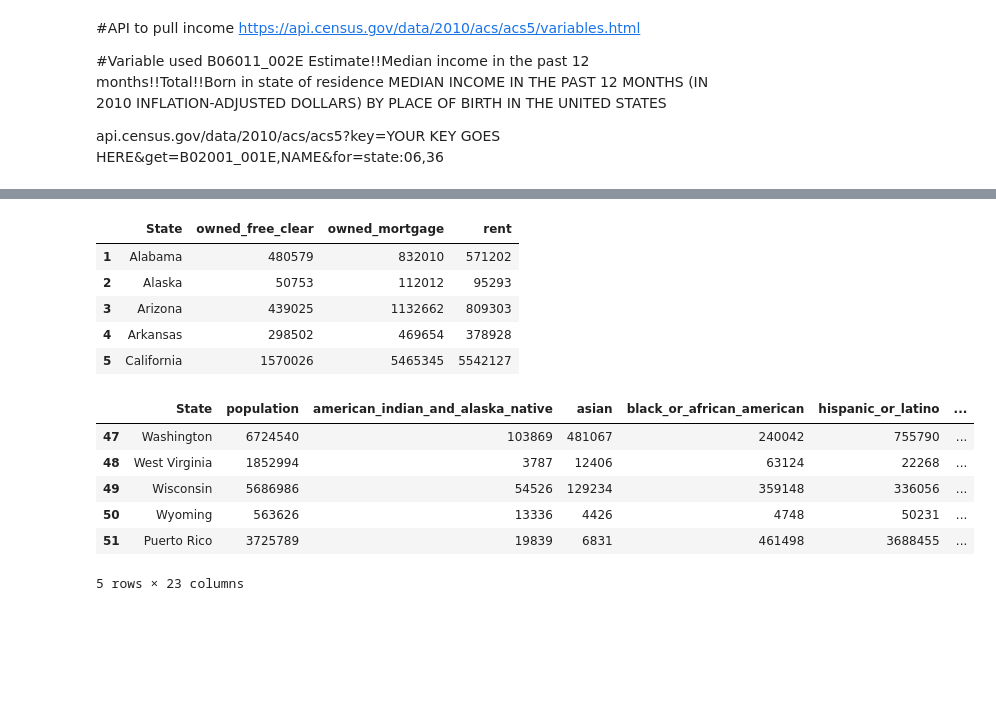
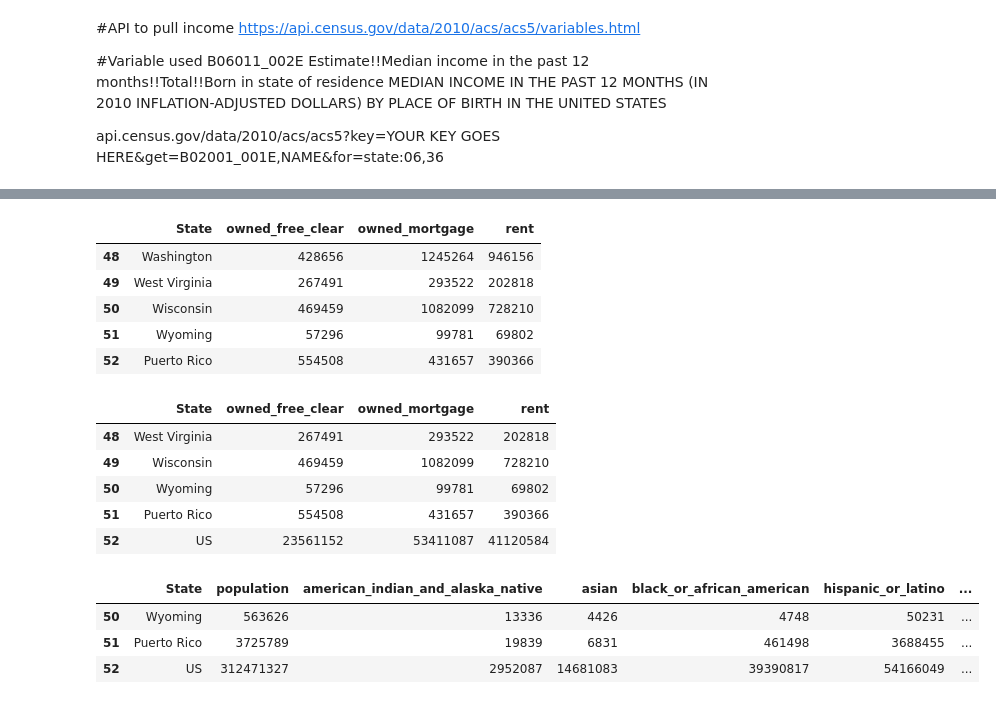
Before and after one commit to nancyculley/Medium-Data, a Jupyter notebook: Census.ipynb, the cells around one changed output, grey strips where cells are left out. Cells and saved outputs as stored; diff of their text form; code cells hidden in the pictures; blank space fills up the shorter version.

```diff
--- a/Census.ipynb
+++ b/Census.ipynb
@@ -94,0 +173,5 @@ income_df.tail()
+# %%
+#Append row with US which is sum of entire household sizes
+total_income = income_df.apply(np.sum)
+total_income['State'] = 'US'
+income_df = income_df.append(pd.DataFrame(total_income.values, index=total_income.keys()).T, ignore_index=True)
@@ -120,28 +241,44 @@ occupancy_df.columns = occupancy_df.iloc[0]
 occupancy_df = occupancy_df.reindex(occupancy_df.index.drop(0))
 occupancy_df = occupancy_df.rename(columns={"NAME":"State","H004003":"owned_free_clear","H004002":"owned_mortgage","H004004":"rent"})
 del occupancy_df['state']
-occupancy_df.head()
+occupancy_df.tail()
 # %% [output]
 |  | State | owned_free_clear | owned_mortgage | rent |
-| 1 | Alabama | 480579 | 832010 | 571202 |
-| 2 | Alaska | 50753 | 112012 | 95293 |
-| 3 | Arizona | 439025 | 1132662 | 809303 |
-| 4 | Arkansas | 298502 | 469654 | 378928 |
-| 5 | California | 1570026 | 5465345 | 5542127 |
+| 48 | Washington | 428656 | 1245264 | 946156 |
+| 49 | West Virginia | 267491 | 293522 | 202818 |
+| 50 | Wisconsin | 469459 | 1082099 | 728210 |
+| 51 | Wyoming | 57296 | 99781 | 69802 |
+| 52 | Puerto Rico | 554508 | 431657 | 390366 |
+# %%
+#Change columns to int
+occupancy_df["owned_free_clear"]= occupancy_df["owned_free_clear"].astype(int)
+occupancy_df["owned_mortgage"]= occupancy_df["owned_mortgage"].astype(int)
+occupancy_df["rent"]= occupancy_df["rent"].astype(int)
+# %%
+#Append row with US which is sum of entire household sizes
+total_occupancy = occupancy_df.apply(np.sum)
+total_occupancy['State'] = 'US'
+occupancy_df = occupancy_df.append(pd.DataFrame(total_occupancy.values, index=total_occupancy.keys()).T, ignore_index=True)
+# %%
+occupancy_df.tail()
+# %% [output]
+|  | State | owned_free_clear | owned_mortgage | rent |
+| 48 | West Virginia | 267491 | 293522 | 202818 |
+| 49 | Wisconsin | 469459 | 1082099 | 728210 |
+| 50 | Wyoming | 57296 | 99781 | 69802 |
+| 51 | Puerto Rico | 554508 | 431657 | 390366 |
+| 52 | US | 23561152 | 53411087 | 41120584 |
 # %%
 #Merge data-frames
 merged_df = population_df.merge(race_df.merge(household_size_df, on='State'), on='State')
-merged_df_2 = income_df.merge(age_df.merge(occupancy_df, on='State'), on='State')
+merged_df_2 = income_df.merge(occupancy_df, on='State')
 merged_final = merged_df.merge(merged_df_2, on="State")
 # %%
-merged_final.tail()
+merged_final.tail(3)
 # %% [output]
 |  | State | population | american_indian_and_alaska_native | asian | black_or_african_american | hispanic_or_latino | ... |
-| 47 | Washington | 6724540 | 103869 | 481067 | 240042 | 755790 | ... |
-| 48 | West Virginia | 1852994 | 3787 | 12406 | 63124 | 22268 | ... |
-| 49 | Wisconsin | 5686986 | 54526 | 129234 | 359148 | 336056 | ... |
 | 50 | Wyoming | 563626 | 13336 | 4426 | 4748 | 50231 | ... |
 | 51 | Puerto Rico | 3725789 | 19839 | 6831 | 461498 | 3688455 | ... |
+| 52 | US | 312471327 | 2952087 | 14681083 | 39390817 | 54166049 | ... |
-5 rows × 23 columns
 # %%
 merged_final.to_excel("census_data.xlsx")
```
Also changed, not shown: parts of 29 cells of this notebook, 1 other file.
